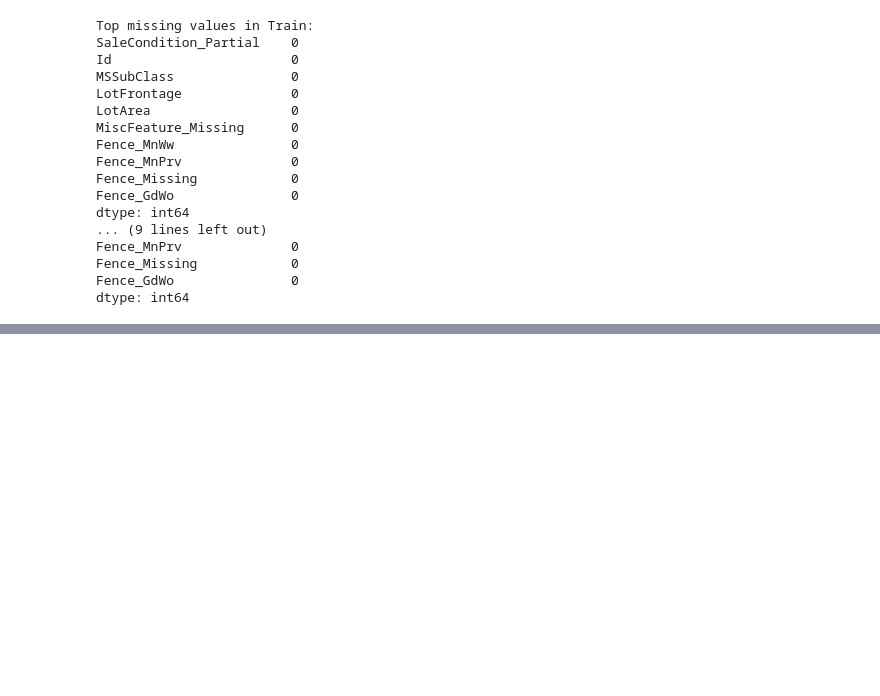
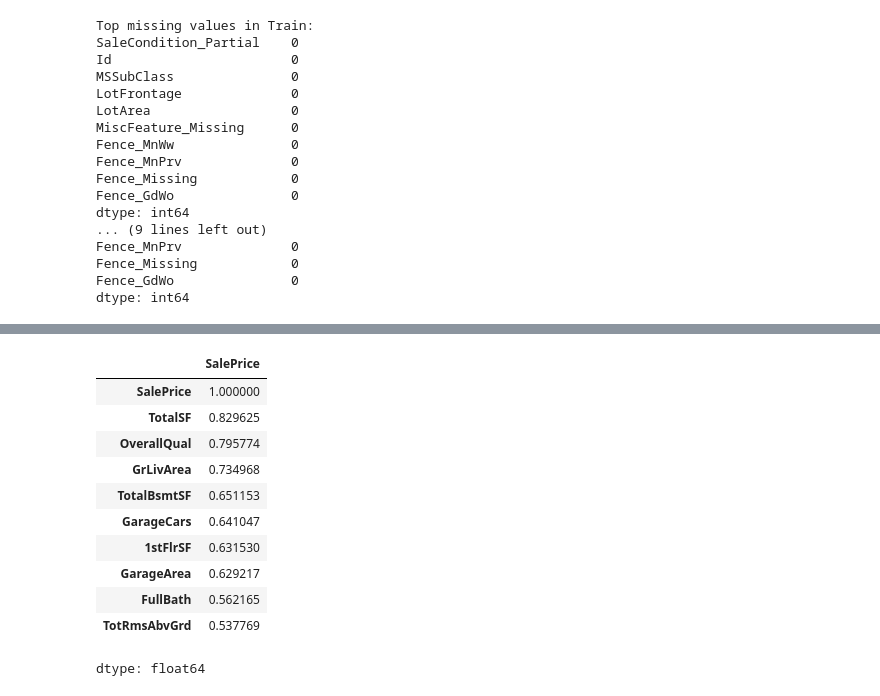
Before and after one commit to amar-emad/House-Price-Prediction-containing, a Jupyter notebook: House_Price_Prediction_containing.ipynb, the cells around one changed output, grey strips where cells are left out. Drawn from its saved outputs; the diff is of its cells as text; code cells hidden in the pictures; blank space fills up the shorter version.

```diff
--- a/House_Price_Prediction_containing.ipynb
+++ b/House_Price_Prediction_containing.ipynb
@@ -455,0 +416,21 @@ _ = plt.ylabel('HouseAge')
+# %%
+# Check correlation with SalePrice
+
+corr_matrix = df.corr()
+target_corr = corr_matrix["SalePrice"].sort_values(ascending=False)
+
+# Display top 10 correlated features
+target_corr.head(10)
+# %% [output]
+|  | SalePrice |
+| SalePrice | 1.000000 |
+| TotalSF | 0.829625 |
+| OverallQual | 0.795774 |
+| GrLivArea | 0.734968 |
+| TotalBsmtSF | 0.651153 |
+| GarageCars | 0.641047 |
+| 1stFlrSF | 0.631530 |
+| GarageArea | 0.629217 |
+| FullBath | 0.562165 |
+| TotRmsAbvGrd | 0.537769 |
+dtype: float64
```
Also changed, not shown: parts of 4 cells of this notebook.
